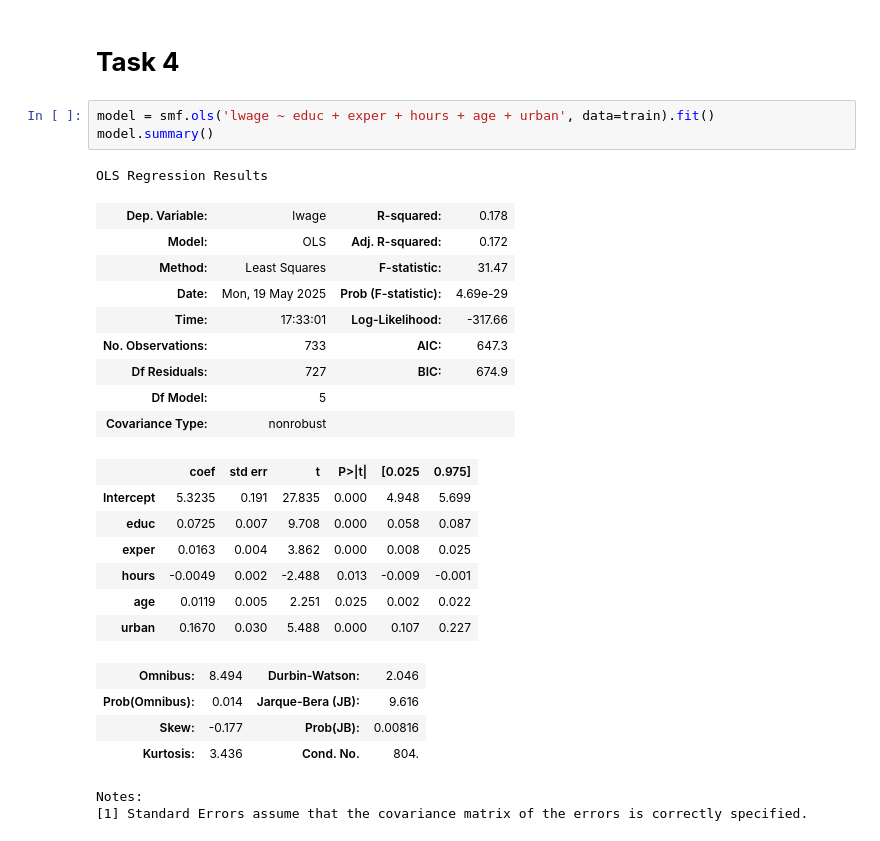
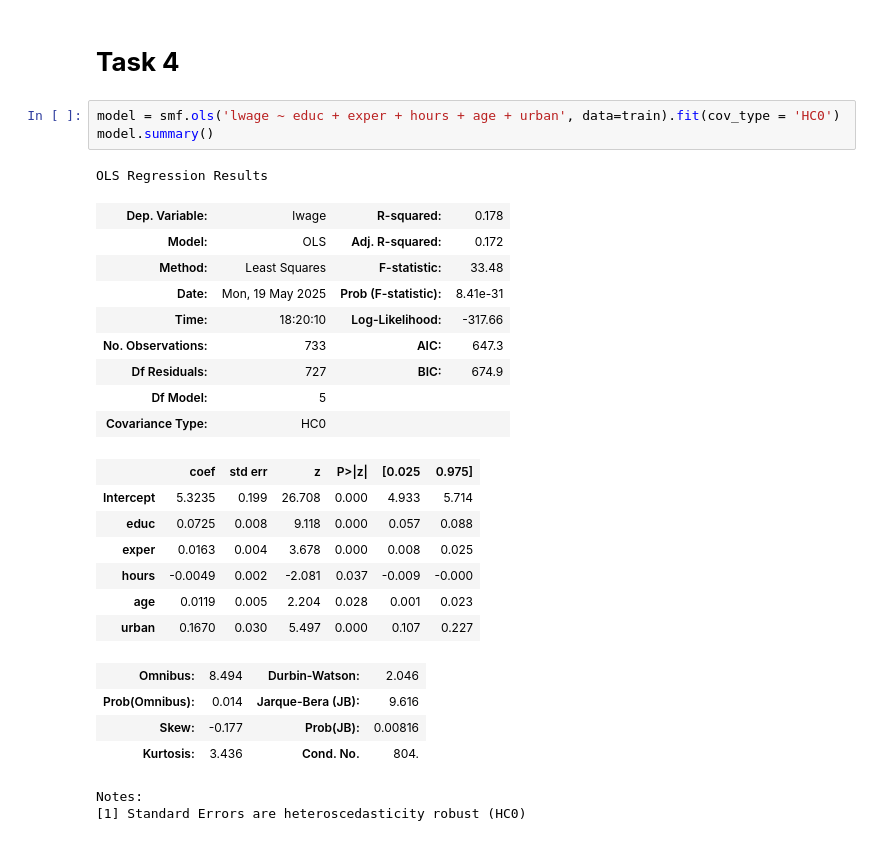
Before and after one commit to Kasperclowes/QBUS2810-Group-11, a Jupyter notebook: QBUS2810_Group_11.ipynb, the cells around one changed output. Drawn from its saved outputs; the diff is of its cells as text.

```diff
--- a/QBUS2810_Group_11.ipynb
+++ b/QBUS2810_Group_11.ipynb
@@ -589,30 +589,30 @@ Notes:
 # %% [markdown]
 # **Task 4**
 # %%
-model = smf.ols('lwage ~ educ + exper + hours + age + urban', data=train).fit()
+model = smf.ols('lwage ~ educ + exper + hours + age + urban', data=train).fit(cov_type = 'HC0')
 model.summary()
 # %% [output]
 OLS Regression Results
 | Dep. Variable: | lwage | R-squared: | 0.178 |
 | Model: | OLS | Adj. R-squared: | 0.172 |
-| Method: | Least Squares | F-statistic: | 31.47 |
-| Date: | Mon, 19 May 2025 | Prob (F-statistic): | 4.69e-29 |
-| Time: | 17:33:01 | Log-Likelihood: | -317.66 |
+| Method: | Least Squares | F-statistic: | 33.48 |
+| Date: | Mon, 19 May 2025 | Prob (F-statistic): | 8.41e-31 |
+| Time: | 18:20:10 | Log-Likelihood: | -317.66 |
 | No. Observations: | 733 | AIC: | 647.3 |
 | Df Residuals: | 727 | BIC: | 674.9 |
 | Df Model: | 5 |  |  |
-| Covariance Type: | nonrobust |  |  |
+| Covariance Type: | HC0 |  |  |
-|  | coef | std err | t | P>|t| | [0.025 | 0.975] |
-| Intercept | 5.3235 | 0.191 | 27.835 | 0.000 | 4.948 | 5.699 |
-| educ | 0.0725 | 0.007 | 9.708 | 0.000 | 0.058 | 0.087 |
-| exper | 0.0163 | 0.004 | 3.862 | 0.000 | 0.008 | 0.025 |
-| hours | -0.0049 | 0.002 | -2.488 | 0.013 | -0.009 | -0.001 |
-| age | 0.0119 | 0.005 | 2.251 | 0.025 | 0.002 | 0.022 |
-| urban | 0.1670 | 0.030 | 5.488 | 0.000 | 0.107 | 0.227 |
+|  | coef | std err | z | P>|z| | [0.025 | 0.975] |
+| Intercept | 5.3235 | 0.199 | 26.708 | 0.000 | 4.933 | 5.714 |
+| educ | 0.0725 | 0.008 | 9.118 | 0.000 | 0.057 | 0.088 |
+| exper | 0.0163 | 0.004 | 3.678 | 0.000 | 0.008 | 0.025 |
+| hours | -0.0049 | 0.002 | -2.081 | 0.037 | -0.009 | -0.000 |
+| age | 0.0119 | 0.005 | 2.204 | 0.028 | 0.001 | 0.023 |
+| urban | 0.1670 | 0.030 | 5.497 | 0.000 | 0.107 | 0.227 |
 | Omnibus: | 8.494 | Durbin-Watson: | 2.046 |
 | Prob(Omnibus): | 0.014 | Jarque-Bera (JB): | 9.616 |
 | Skew: | -0.177 | Prob(JB): | 0.00816 |
 | Kurtosis: | 3.436 | Cond. No. | 804. |
 Notes:
-[1] Standard Errors assume that the covariance matrix of the errors is correctly specified.
+[1] Standard Errors are heteroscedasticity robust (HC0)
 # %%
```
Also changed, not shown: parts of 10 cells of this notebook.
